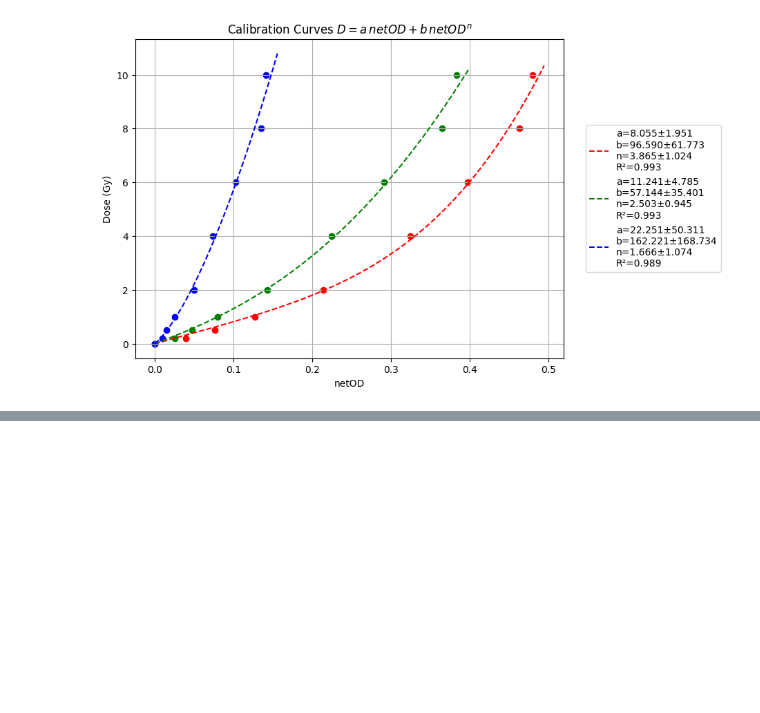
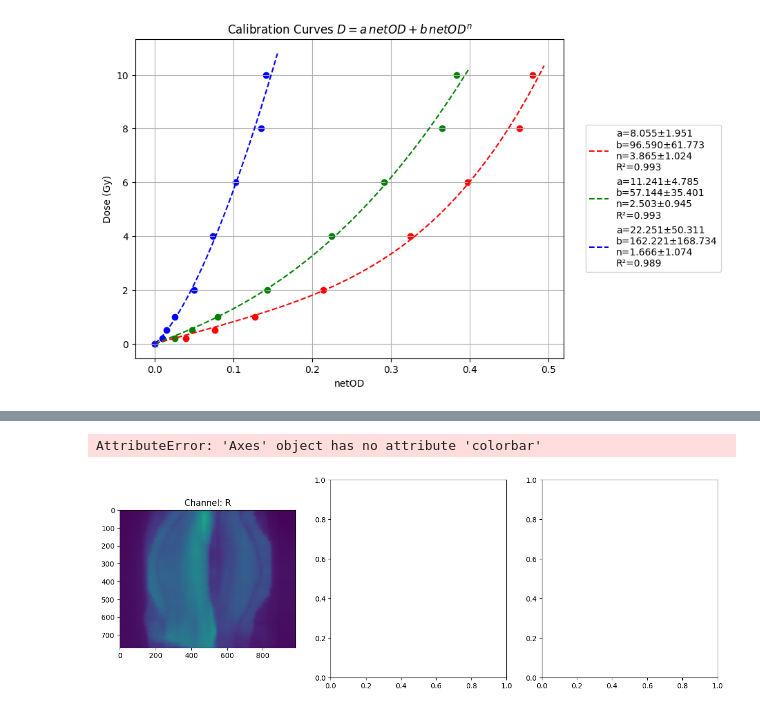
Before and after one commit to eduardoh27/FilmQADose, a Jupyter notebook: app/import.ipynb, the cells around one changed output, grey strips where cells are left out. Saved outputs shown, nothing was run; the diff lists cells and outputs as text; code cells hidden in the pictures; blank space fills up the shorter version.

```diff
--- a/app/import.ipynb
+++ b/app/import.ipynb
@@ -49,0 +89,18 @@ calibracion.graph_calibration_curve()
+# %%
+dose_maps = [None]*3
+for i in range(3):
+    dose_maps[i] = calibracion.compute_dose_map(film_path, channel=i)
+
+# plot dose map
+import matplotlib.pyplot as plt
+
+canales = ['R', 'G', 'B']
+fig, axs = plt.subplots(1, 3, figsize=(15, 5))
+for i in range(3):
+    axs[i].imshow(dose_maps[i])
+    axs[i].set_title(f'Channel: {canales[i]}')
+    axs[i].colorbar(label='Dosis (Gy)')  # Etiqueta para la barra de color
+    axs[i].set_axis_off
+# %% [output]
+AttributeError: 'Axes' object has no attribute 'colorbar'
+[figure, added]
```
Also changed, not shown: parts of 11 cells of this notebook, 8 other files.
